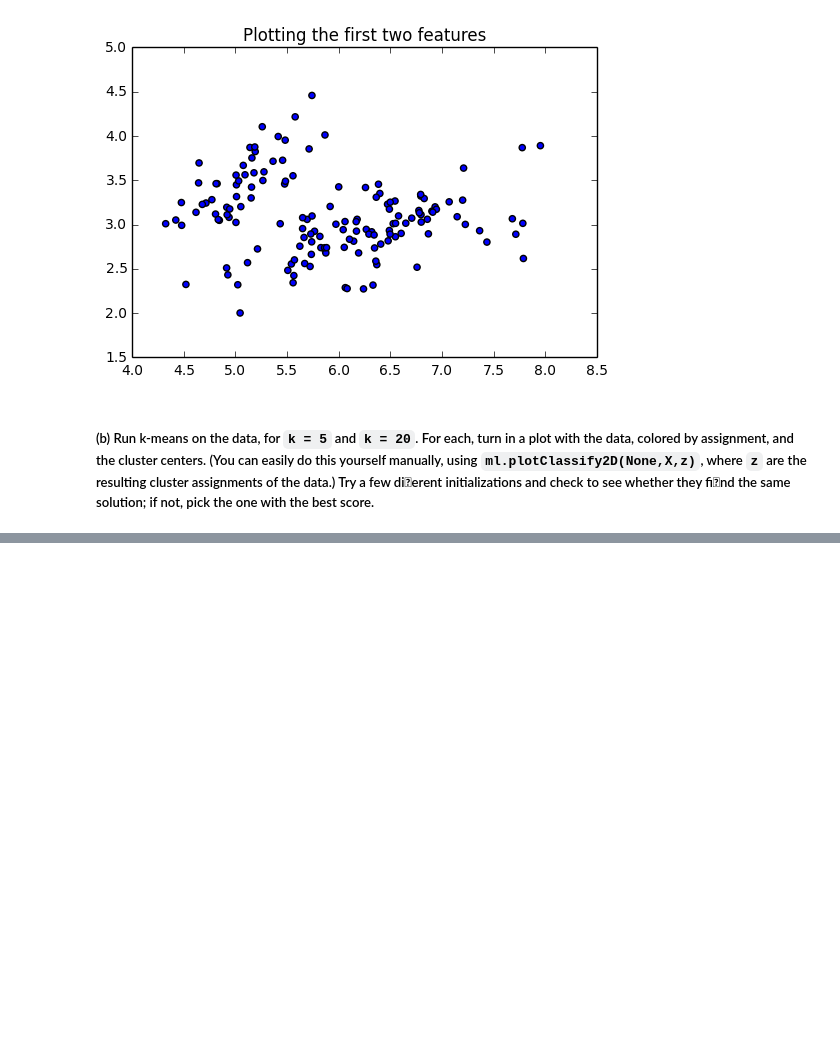
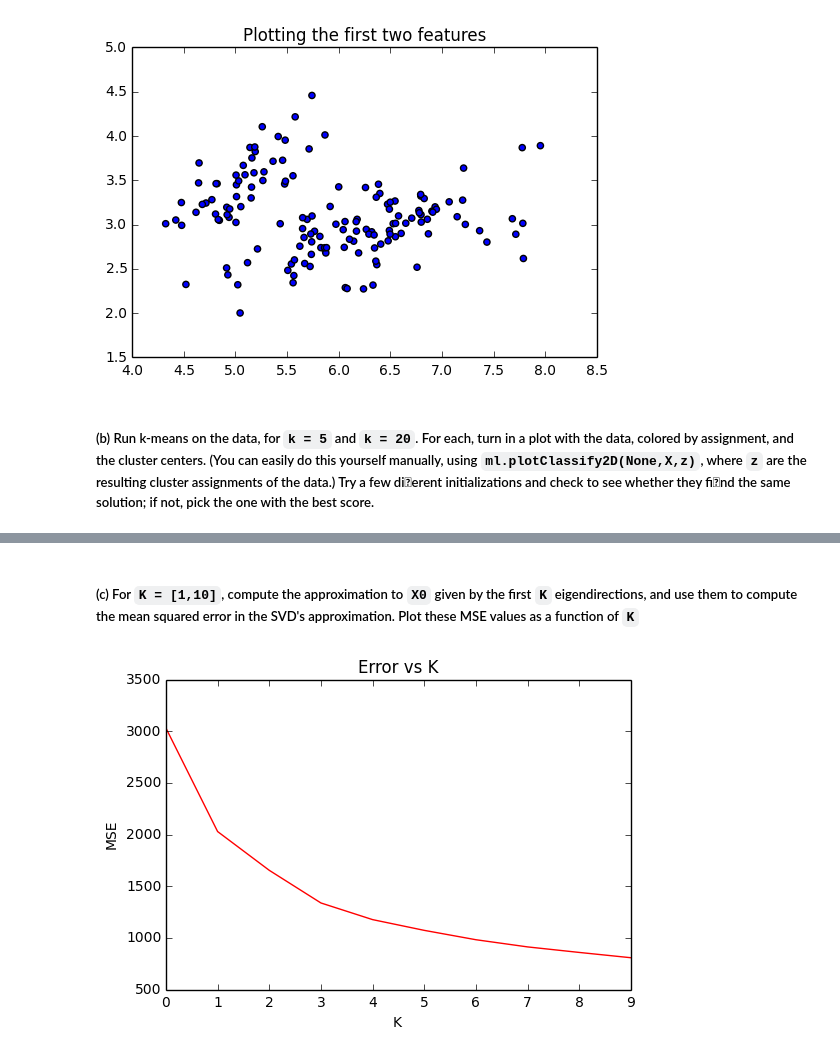
Before and after one commit to kishore-narendran/CS273A-MachineLearning, a Jupyter notebook: Homework 5.ipynb, the cells around one changed output, grey strips where cells are left out. Drawn from its saved outputs; the diff is of its cells as text; code cells hidden in the pictures; blank space fills up the shorter version.

```diff
--- a/Homework 5.ipynb
+++ b/Homework 5.ipynb
@@ -54,0 +99,4 @@ for k in k_clusters:
+# %%
+# (a) Subtracting the mean of the face images from every face
+X_mean = np.mean(X, axis=0)
+X = X - X_mean # Converting the data to zero mean
@@ -54,0 +105,20 @@ for k in k_clusters:
+# %%
+# (b) Finding the SVD of the image features matrix
+U, s, Vh = linalg.svd(X, full_matrices=False)
+X0 = U.dot(np.diag(s)).dot(Vh)
+# %% [markdown]
+##### (c) For `K = [1,10]`, compute the approximation to `X0` given by the first `K` eigendirections, and use them to compute the mean squared error in the SVD's approximation. Plot these MSE values as a function of `K`
+# %%
+# (c) Finding the approximation of X0 in eigen directions k = [1,10]
+eigendirections = range(0,10,1)
+error = []
+for k in eigendirections:
+    Xhat = U[:,0:k].dot(np.diag(s[0:k])).dot(Vh[0:k,:])
+    error.append(np.mean((X0-Xhat) ** 2))
+plt.plot(eigendirections, error, c='r')
+plt.xlabel('K')
+plt.ylabel('MSE')
+plt.title('Error vs K')
+plt.show()
+# %% [output]
+[figure, added]
```
Also changed, not shown: parts of 17 cells of this notebook, 2 other files.
